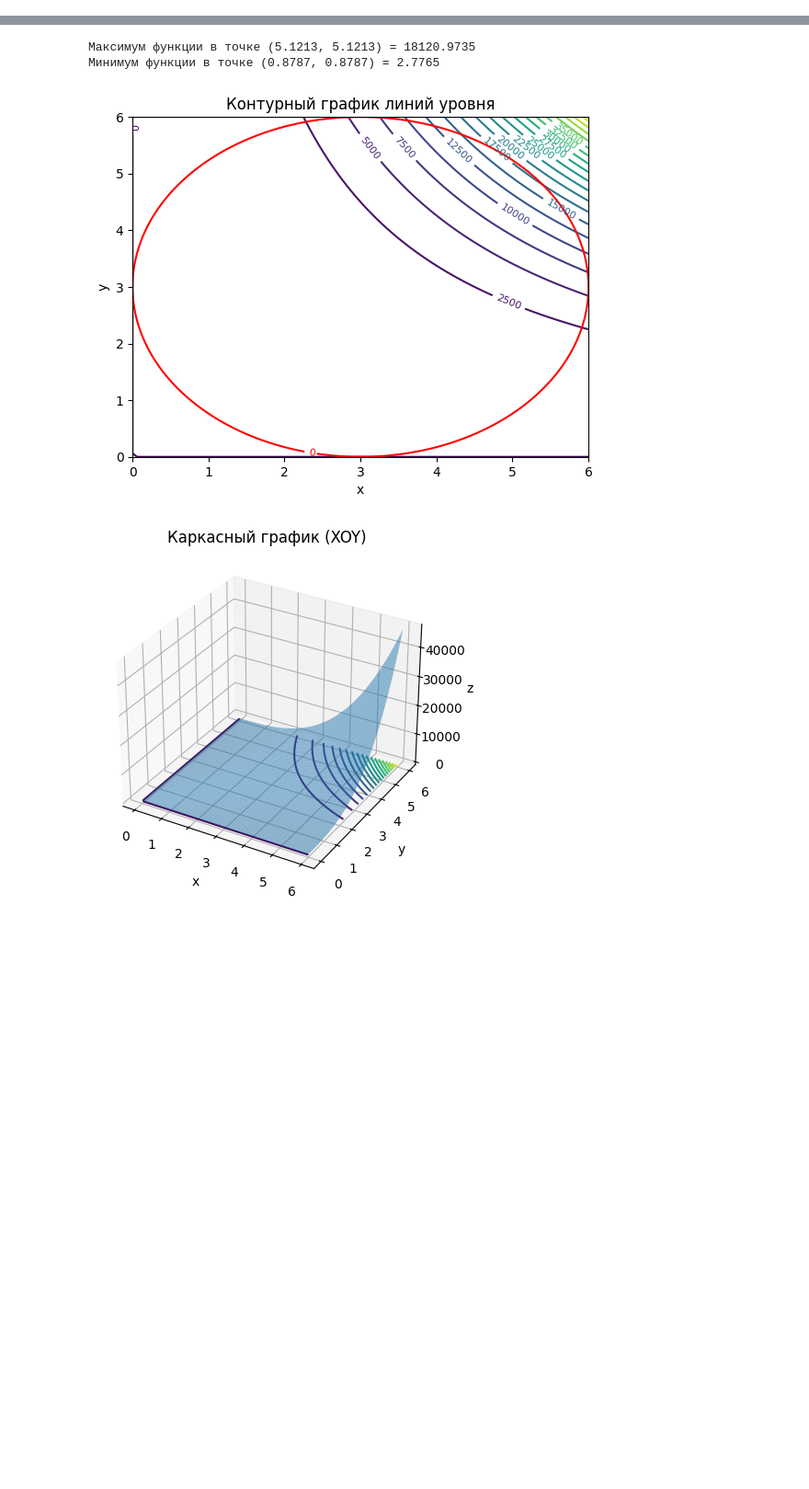
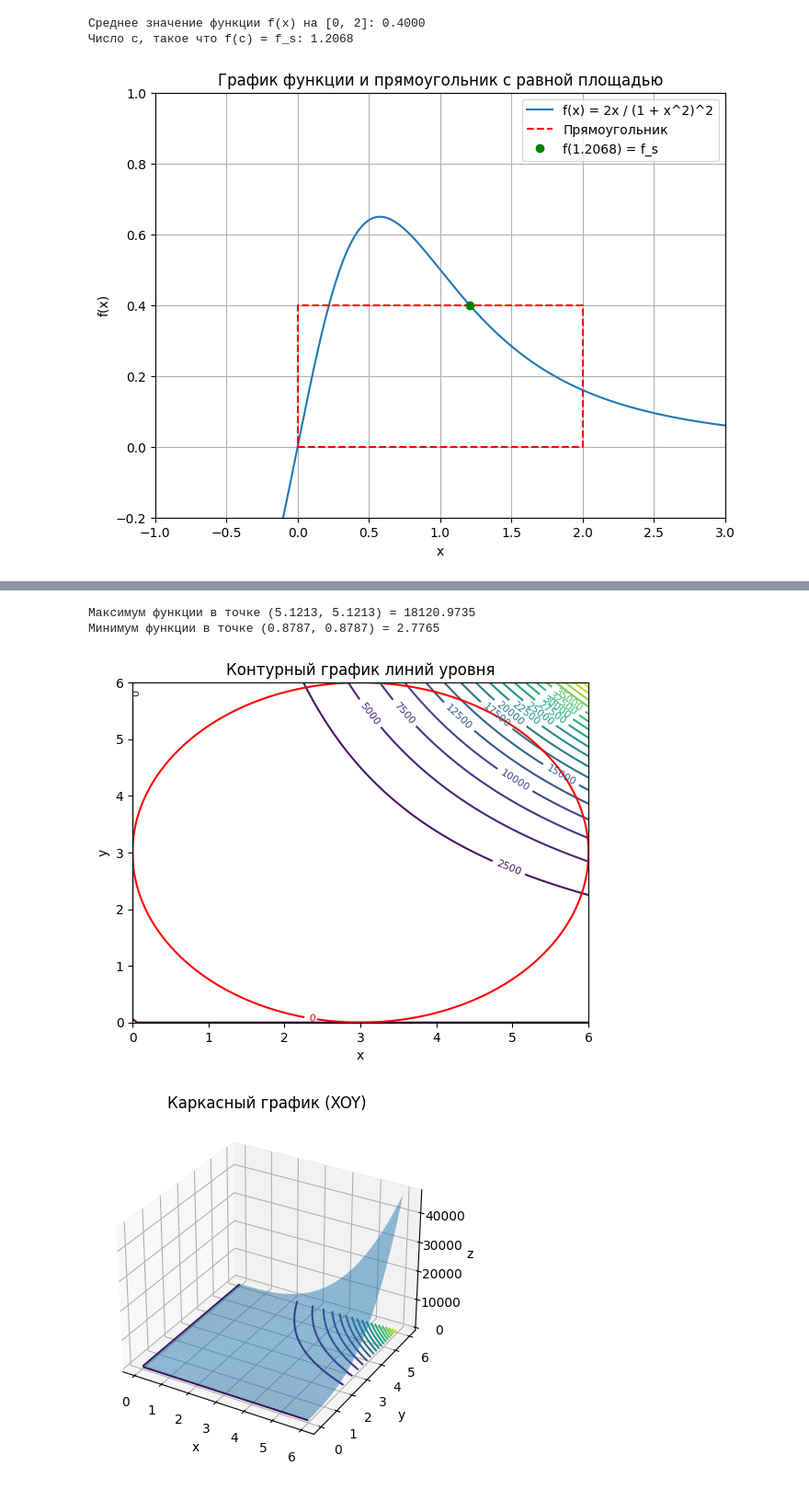
Before and after one commit to 2014AbuDabi/cpp, a Jupyter notebook: Python/Зачёт 4, 5.ipynb, the cells around one changed output, grey strips where cells are left out. Shown at 92% size. Cells and saved outputs as stored; diff of their text form; code cells hidden in the pictures; blank space fills up the shorter version.

```diff
--- a/Python/Зачёт 4, 5.ipynb
+++ b/Python/Зачёт 4, 5.ipynb
@@ -0,0 +80,44 @@
+# %%
+import numpy as np
+import matplotlib.pyplot as plt
+import scipy.integrate as integrate  # Import the integration module
+
+def f(x):
+    """
+    Функция f(x) = 2x / (1 + x^2)^2
+    """
+    return 2 * x / (1 + x**2)**2
+
+# Границы интегрирования
+a = 0
+b = 2
+
+# Вычисление среднего значения функции f(x) на [a, b]
+f_s = integrate.quad(f, a, b)[0] / (b - a)  # Use f_s for mean value
+print(f"Среднее значение функции f(x) на [{a}, {b}]: {f_s:.4f}")
+
+# Нахождение числа c, такого что f(c) = f_s
+from scipy.optimize import fsolve
+c = fsolve(lambda x: f(x) - f_s, 1)[0]  # Use f_s in the equation
+print(f"Число c, такое что f(c) = f_s: {c:.4f}")
+
+# Построение графика функции и прямоугольника
+x = np.linspace(-1, 3, 500)
+
+plt.figure(figsize=(8, 6))
+plt.plot(x, f(x), label='f(x) = 2x / (1 + x^2)^2')
+plt.plot([a, b, b, a, a], [0, 0, f_s, f_s, 0], 'r--', label='Прямоугольник')
+plt.plot(c, f_s, 'go', label=f'f({c:.4f}) = f_s')  # Use f_s for y-coordinate
+
+plt.xlabel('x')
+plt.ylabel('f(x)')
+plt.title('График функции и прямоугольник с равной площадью')
+plt.xlim([-1, 3])
+plt.ylim([-0.2, 1])
+plt.grid(True)
+plt.legend()
+plt.show()
+# %% [output]
+Среднее значение функции f(x) на [0, 2]: 0.4000
+Число c, такое что f(c) = f_s: 1.2068
+[figure, added]
```
Also changed, not shown: parts of 4 cells of this notebook.
